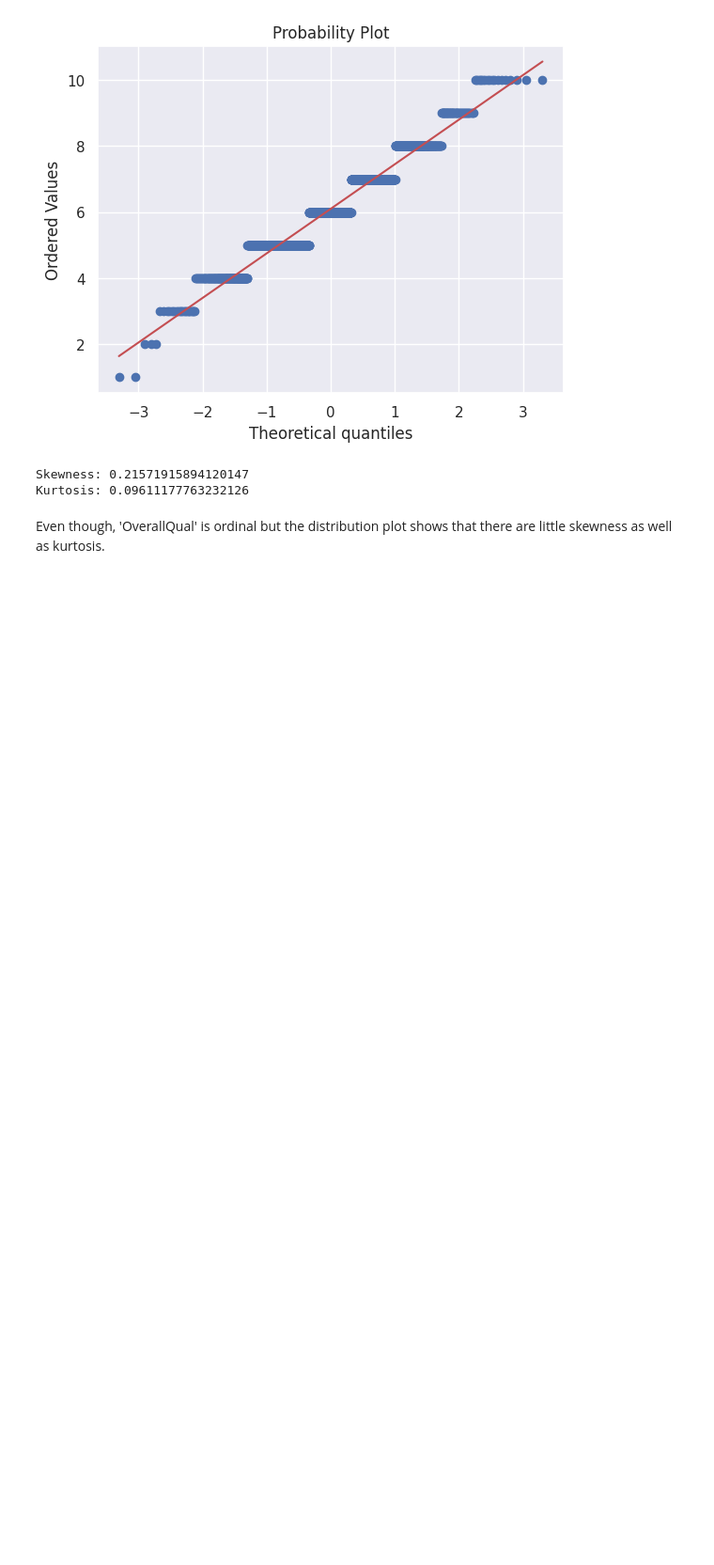
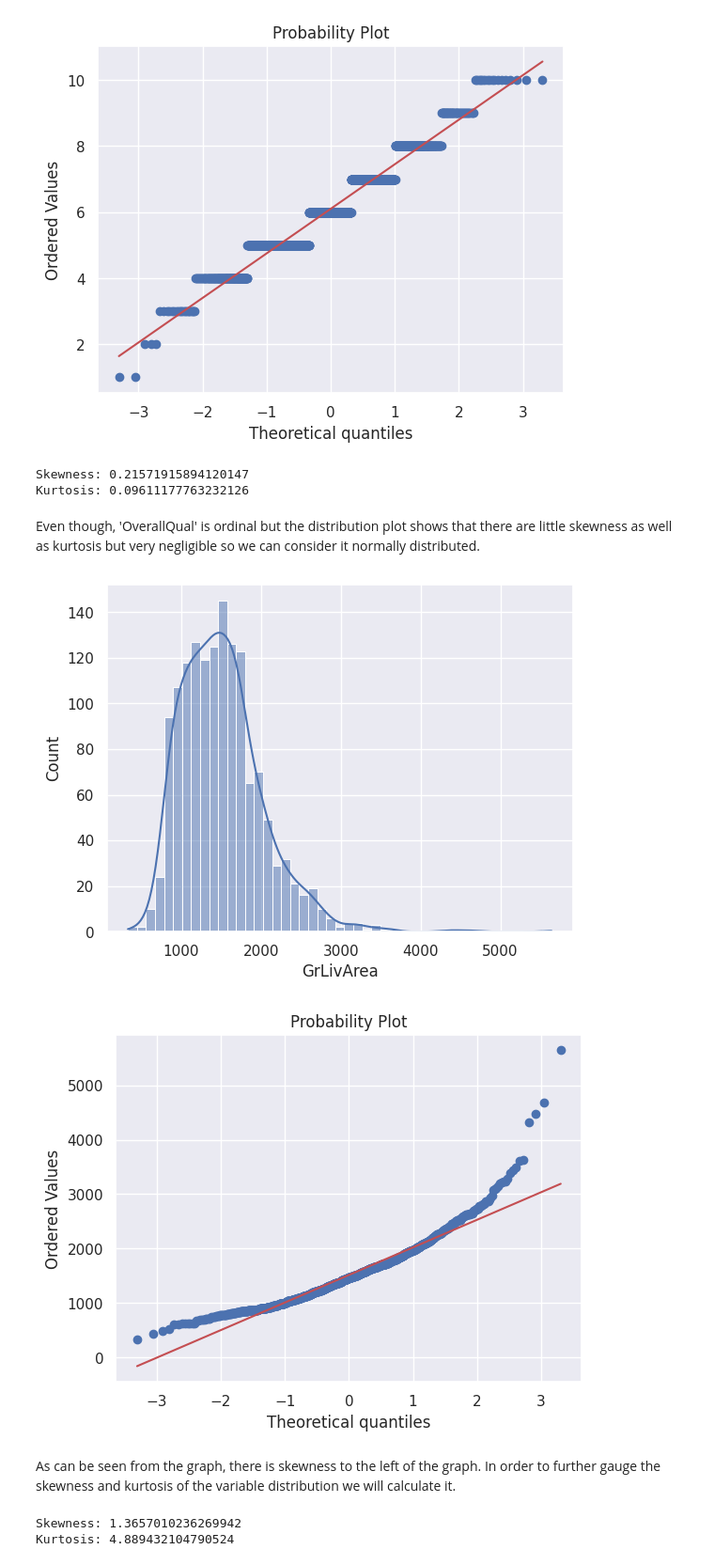
Before and after one commit to ndminh2003/Project, a Jupyter notebook: housepriceeda.ipynb, the cells around one changed output. Shown at 94% size. Saved outputs shown, nothing was run; the diff lists cells and outputs as text; code cells hidden in the pictures; blank space fills up the shorter version.

```diff
--- a/housepriceeda.ipynb
+++ b/housepriceeda.ipynb
@@ -385,4 +386,19 @@ print("Kurtosis:", df_train['OverallQual'].kurt())
 Skewness: 0.21571915894120147
 Kurtosis: 0.09611177763232126
 # %% [markdown]
-Even though, 'OverallQual' is ordinal but the distribution plot shows that there are little skewness as well as kurtosis.
+Even though, 'OverallQual' is ordinal but the distribution plot shows that there are little skewness as well as kurtosis but very negligible so we can consider it normally distributed.
+# %%
+sns.histplot(data=df_train, x='GrLivArea', kde=True)
+f=plt.figure()
+res = stats.probplot(df_train['GrLivArea'], plot=plt)
+# %% [output]
+[figure, added]
+[figure, added]
+# %% [markdown]
+As can be seen from the graph, there is skewness to the left of the graph. In order to further gauge the skewness and kurtosis of the variable distribution we will calculate it.
+# %%
+print("Skewness:",df_train['GrLivArea'].skew())
+print("Kurtosis:",df_train['GrLivArea'].kurt())
+# %% [output]
+Skewness: 1.3657010236269942
+Kurtosis: 4.889432104790524
```
Also changed, not shown: parts of 14 cells of this notebook.
